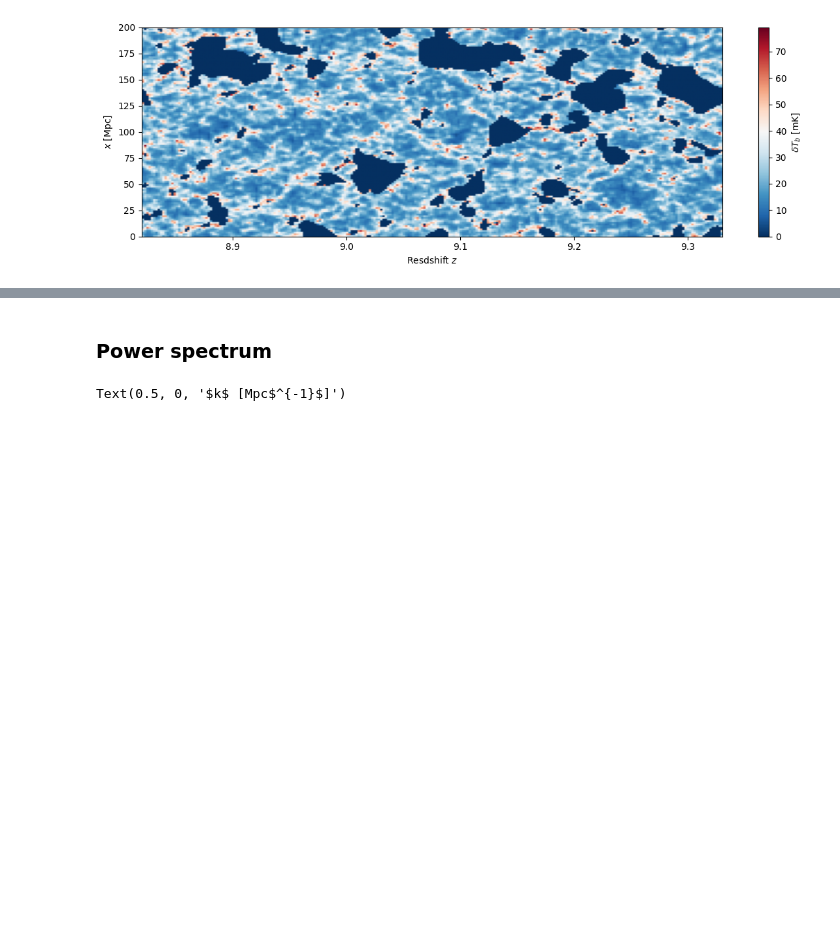
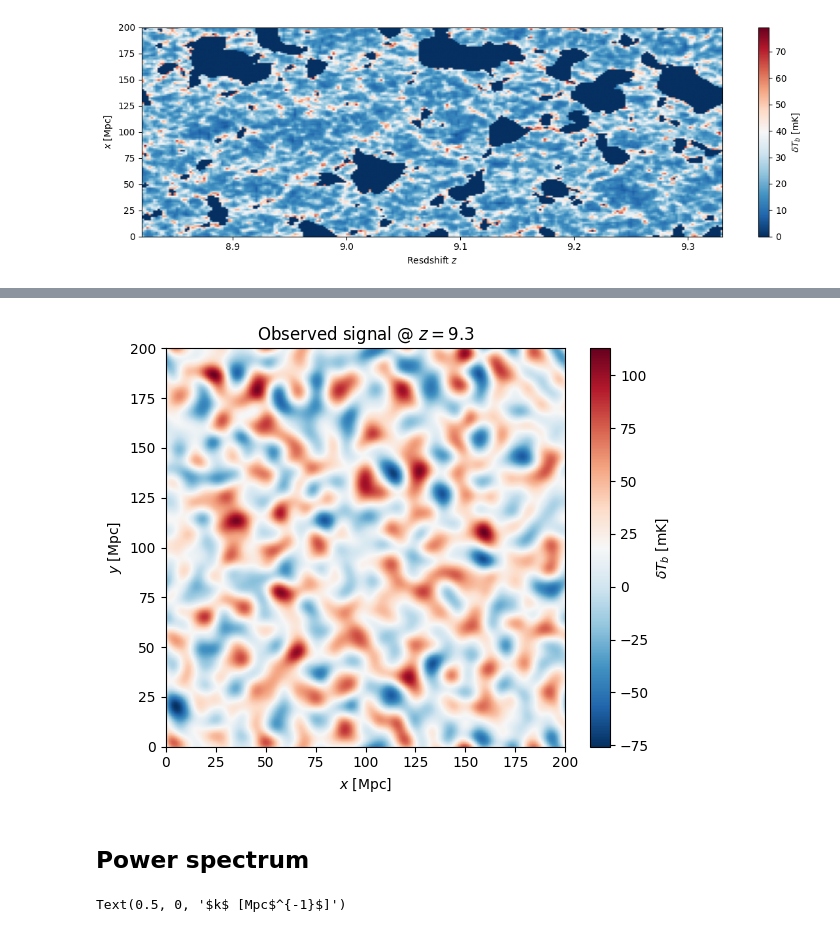
Before and after one commit to sambit-giri/ska_eor_inference, a Jupyter notebook: load_sim.ipynb, the cells around one changed output, grey strips where cells are left out. Cells and saved outputs as stored; diff of their text form; code cells hidden in the pictures; blank space fills up the shorter version.

```diff
--- a/load_sim.ipynb
+++ b/load_sim.ipynb
@@ -90,5 +180,30 @@ fig.tight_layout()
+# %%
+# observation = smoothing x ( cosmological signal + noise )
+lambdas = (21.*units.cm) * (1. + redshifts)
+fwhm_list = 1.22 * lambdas.si/bmax.si
+ang_res = (box_length/ngrid) / cos.comoving_distance(redshifts).value
+dt_obs = t2c.smooth_lightcone_gauss(
+    lightcone=noise_lc + t2c.subtract_mean_signal(lc, los_axis=2),    # Data cube that is to be smoothed
+    fwhm = fwhm_list/ang_res,
+    nu_axis=2,  # los axis
+)
+# %%
+fig, ax = plt.subplots(1, 1, figsize=(6, 5))
+im = ax.imshow(
+    dt_obs[..., iz],
+    extent=(0, box_length, 0, box_length),
+    origin='lower', cmap='RdBu_r', aspect='auto',
+    # vmin=-np.max(np.abs(lc[..., iz])), vmax=np.max(np.abs(lc[..., iz])),
+    )
+ax.set_xlabel(r'$x$ [Mpc]')
+ax.set_ylabel(r'$y$ [Mpc]')
+plt.colorbar(im, label=r'$\delta T_b$ [mK]')
+ax.set_title(rf'Observed signal @ $z={redshifts[iz]:.1f}$')
+fig.tight_layout()
+# %% [output]
+[figure, added]
 # %% [markdown]
-### Power spectrum
+## Power spectrum
 # %%
 # Power spectra
 nbins = 15
```
Also changed, not shown: parts of 10 cells of this notebook, 1 other file.
